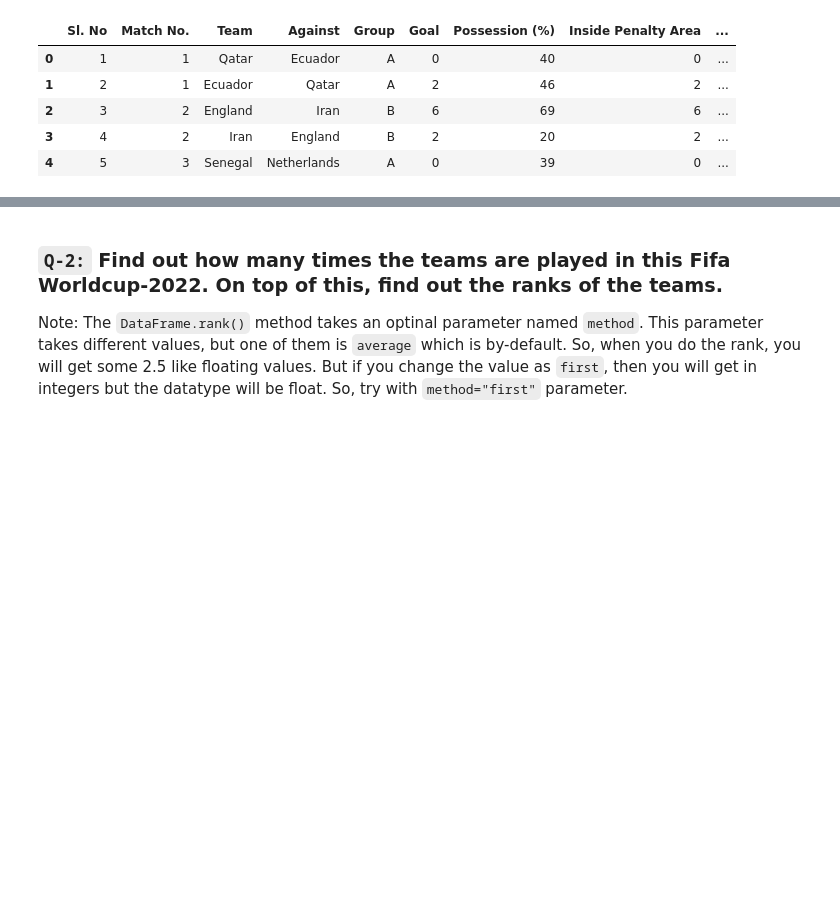
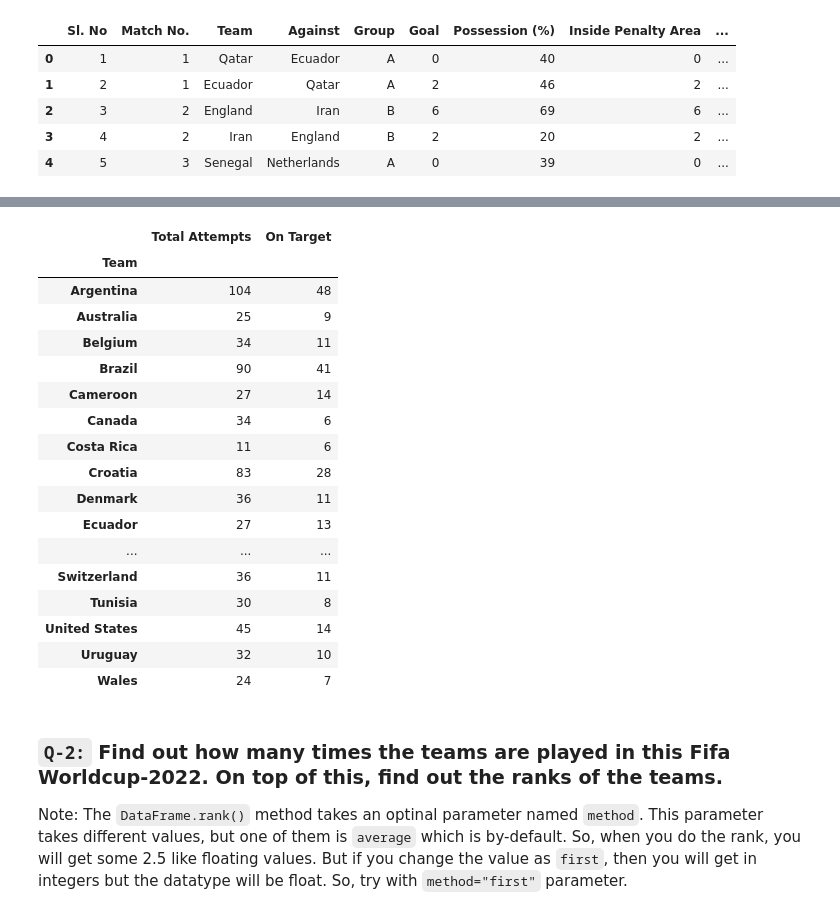
Before and after one commit to BhautikVekariya21/dsc, a Jupyter notebook: pandas/task18.ipynb, the cells around one changed output, grey strips where cells are left out. Saved outputs shown, nothing was run; the diff lists cells and outputs as text; code cells hidden in the pictures; blank space fills up the shorter version.

```diff
--- a/pandas/task18.ipynb
+++ b/pandas/task18.ipynb
@@ -130,6 +117,28 @@ dff
 | Tunisia | 26.67 |
 | Poland | 25.00 |
 | Canada | 17.65 |
+# %%
+team_stats = df.groupby('Team')[['Total Attempts', 'On Target']].sum()
+team_stats
+# %% [output]
+|  | Total Attempts | On Target |
+| Team |  |  |
+| Argentina | 104 | 48 |
+| Australia | 25 | 9 |
+| Belgium | 34 | 11 |
+| Brazil | 90 | 41 |
+| Cameroon | 27 | 14 |
+| Canada | 34 | 6 |
+| Costa Rica | 11 | 6 |
+| Croatia | 83 | 28 |
+| Denmark | 36 | 11 |
+| Ecuador | 27 | 13 |
+| ... | ... | ... |
+| Switzerland | 36 | 11 |
+| Tunisia | 30 | 8 |
+| United States | 45 | 14 |
+| Uruguay | 32 | 10 |
+| Wales | 24 | 7 |
 # %% [markdown]
 ### `Q-2:` Find out how many times the teams are played in this Fifa Worldcup-2022. On top of this, find out the ranks of the teams.
 
```
Also changed, not shown: parts of 16 cells of this notebook, 3 other files.
